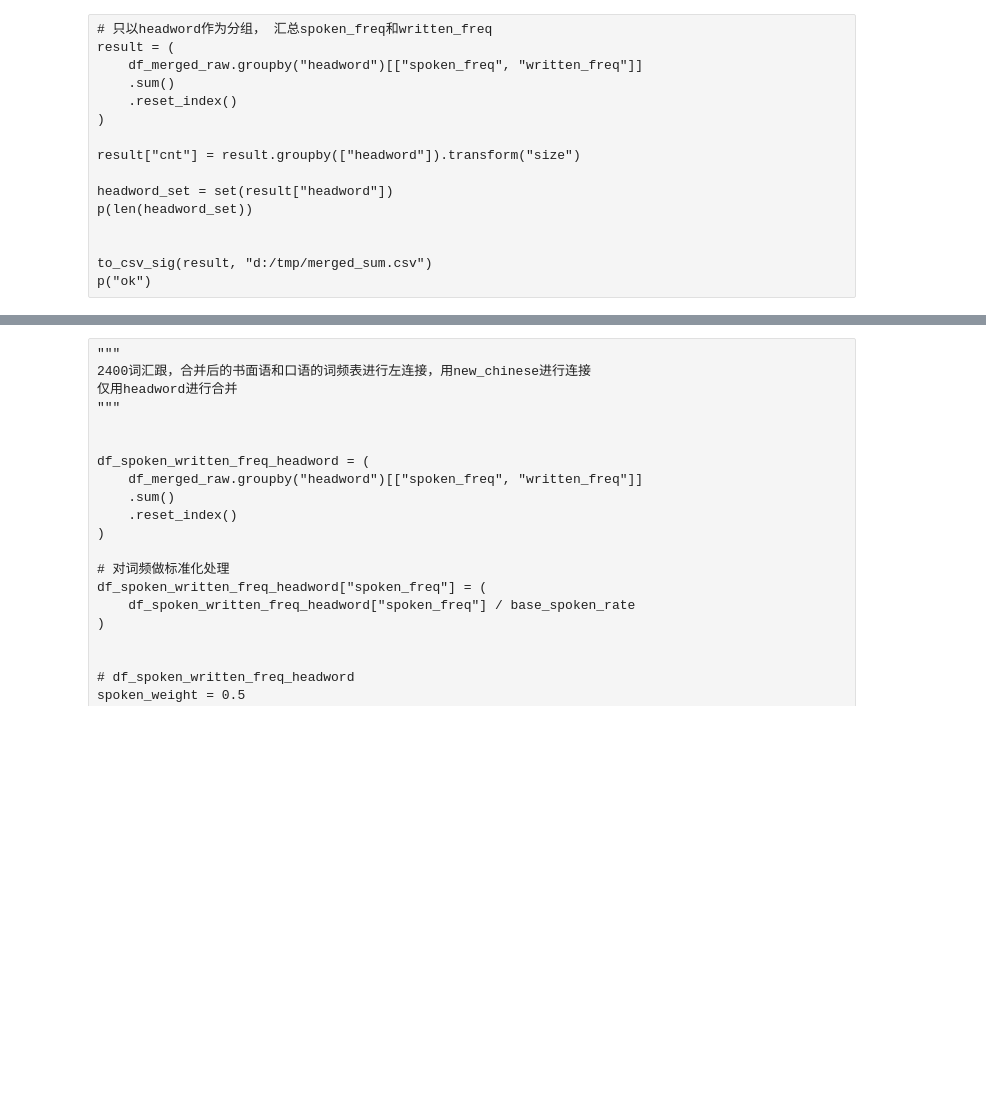
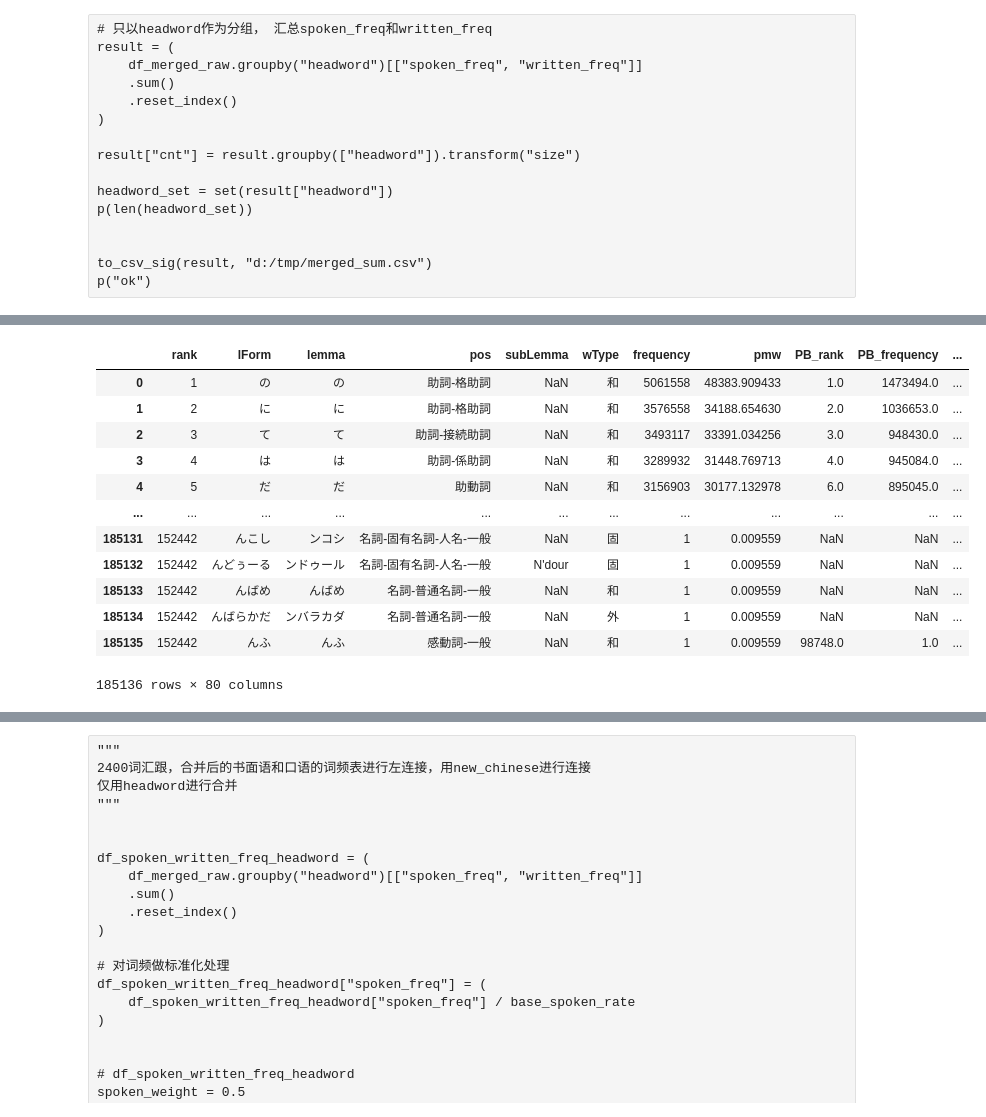
Before and after one commit to hopensic/python-notebooks, a Jupyter notebook: ja_dict_merge.ipynb, the cells around one changed output, grey strips where cells are left out. Saved outputs shown, nothing was run; the diff lists cells and outputs as text; code cells hidden in the pictures; blank space fills up the shorter version.

```diff
--- a/ja_dict_merge.ipynb
+++ b/ja_dict_merge.ipynb
@@ -245,3 +436,29 @@ df_merged_raw
+# %%
+df_tsv = pd.read_csv(
+    "d:/tmp/BCCWJ_frequencylist_suw_ver1_0.tsv",
+    encoding="utf-8-sig",
+    on_bad_lines="skip",
+    engine="python",
+    sep="\t"
+)
+df_tsv["lForm"] = df_tsv["lForm"].apply(jaconv.kata2hira)
+
+
+df_tsv
+# %% [output]
+|  | rank | lForm | lemma | pos | subLemma | wType | frequency | pmw | PB_rank | PB_frequency | ... |
+| 0 | 1 | の | の | 助詞-格助詞 | NaN | 和 | 5061558 | 48383.909433 | 1.0 | 1473494.0 | ... |
+| 1 | 2 | に | に | 助詞-格助詞 | NaN | 和 | 3576558 | 34188.654630 | 2.0 | 1036653.0 | ... |
+| 2 | 3 | て | て | 助詞-接続助詞 | NaN | 和 | 3493117 | 33391.034256 | 3.0 | 948430.0 | ... |
+| 3 | 4 | は | は | 助詞-係助詞 | NaN | 和 | 3289932 | 31448.769713 | 4.0 | 945084.0 | ... |
+| 4 | 5 | だ | だ | 助動詞 | NaN | 和 | 3156903 | 30177.132978 | 6.0 | 895045.0 | ... |
+| ... | ... | ... | ... | ... | ... | ... | ... | ... | ... | ... | ... |
+| 185131 | 152442 | んこし | ンコシ | 名詞-固有名詞-人名-一般 | NaN | 固 | 1 | 0.009559 | NaN | NaN | ... |
+| 185132 | 152442 | んどぅーる | ンドゥール | 名詞-固有名詞-人名-一般 | N'dour | 固 | 1 | 0.009559 | NaN | NaN | ... |
+| 185133 | 152442 | んばめ | んばめ | 名詞-普通名詞-一般 | NaN | 和 | 1 | 0.009559 | NaN | NaN | ... |
+| 185134 | 152442 | んばらかだ | ンバラカダ | 名詞-普通名詞-一般 | NaN | 外 | 1 | 0.009559 | NaN | NaN | ... |
+| 185135 | 152442 | んふ | んふ | 感動詞-一般 | NaN | 和 | 1 | 0.009559 | 98748.0 | 1.0 | ... |
+185136 rows × 80 columns
 # %%
 #临时任务
 df2400 = df_w_word_2400_without_guide_csv.set_index(['word','hira'],drop=True)
```
Also changed, not shown: parts of 19 cells of this notebook, 2 other files.
